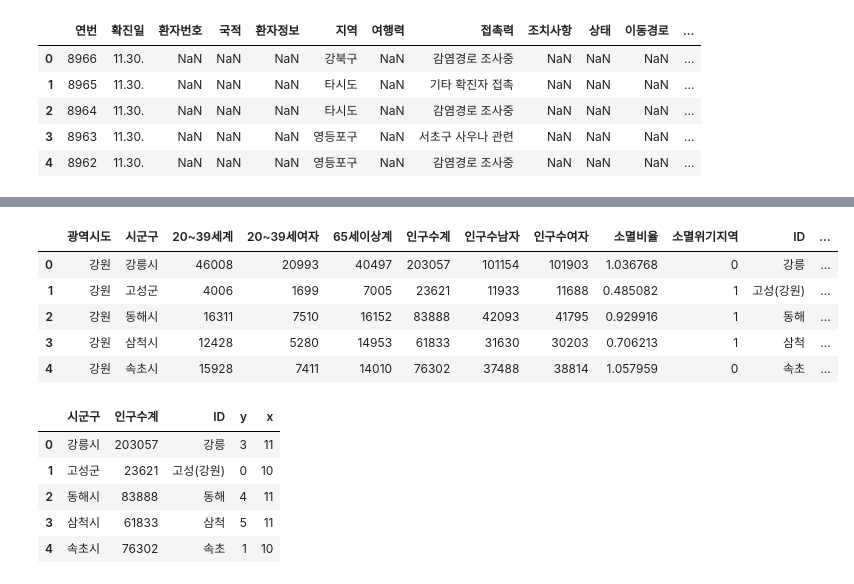
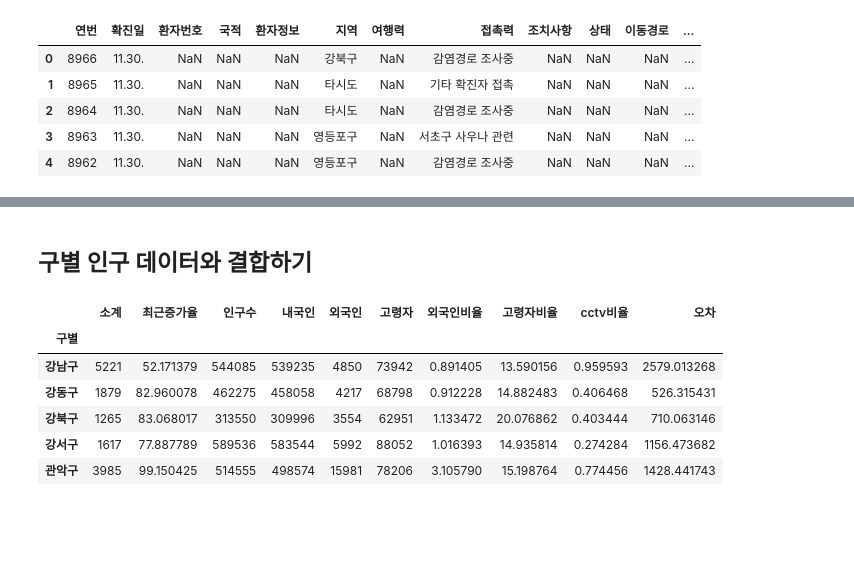
Before and after one commit to EGEG1212/Data-Analysis-2020, a Jupyter notebook: 09.Covid-19/01_SeoulCovid-19.ipynb, the cells around one changed output, grey strips where cells are left out. Cells and saved outputs as stored; diff of their text form; code cells hidden in the pictures; blank space fills up the shorter version.

```diff
--- a/09.Covid-19/01_SeoulCovid-19.ipynb
+++ b/09.Covid-19/01_SeoulCovid-19.ipynb
@@ -43,20 +259,14 @@ DataError: No numeric types to aggregate
+# %% [markdown]
+## 구별 인구 데이터와 결합하기
 # %%
-pop = pd.read_csv('../08.Cartogram/results/03.pop.csv', index_col = 0)
+pop = pd.read_csv('../07.Seoul/results/01.cctv.csv')
+pop.set_index('구별', inplace=True)
 pop.head()
 # %% [output]
-|  | 광역시도 | 시군구 | 20~39세계 | 20~39세여자 | 65세이상계 | 인구수계 | 인구수남자 | 인구수여자 | 소멸비율 | 소멸위기지역 | ID | ... |
-| 0 | 강원 | 강릉시 | 46008 | 20993 | 40497 | 203057 | 101154 | 101903 | 1.036768 | 0 | 강릉 | ... |
-| 1 | 강원 | 고성군 | 4006 | 1699 | 7005 | 23621 | 11933 | 11688 | 0.485082 | 1 | 고성(강원) | ... |
-| 2 | 강원 | 동해시 | 16311 | 7510 | 16152 | 83888 | 42093 | 41795 | 0.929916 | 1 | 동해 | ... |
-| 3 | 강원 | 삼척시 | 12428 | 5280 | 14953 | 61833 | 31630 | 30203 | 0.706213 | 1 | 삼척 | ... |
-| 4 | 강원 | 속초시 | 15928 | 7411 | 14010 | 76302 | 37488 | 38814 | 1.057959 | 0 | 속초 | ... |
+|  | 소계 | 최근증가율 | 인구수 | 내국인 | 외국인 | 고령자 | 외국인비율 | 고령자비율 | cctv비율 | 오차 |
+| 구별 |  |  |  |  |  |  |  |  |  |  |
+| 강남구 | 5221 | 52.171379 | 544085 | 539235 | 4850 | 73942 | 0.891405 | 13.590156 | 0.959593 | 2579.013268 |
+| 강동구 | 1879 | 82.960078 | 462275 | 458058 | 4217 | 68798 | 0.912228 | 14.882483 | 0.406468 | 526.315431 |
+| 강북구 | 1265 | 83.068017 | 313550 | 309996 | 3554 | 62951 | 1.133472 | 20.076862 | 0.403444 | 710.063146 |
+| 강서구 | 1617 | 77.887789 | 589536 | 583544 | 5992 | 88052 | 1.016393 | 14.935814 | 0.274284 | 1156.473682 |
+| 관악구 | 3985 | 99.150425 | 514555 | 498574 | 15981 | 78206 | 3.105790 | 15.198764 | 0.774456 | 1428.441743 |
-# %%
-pop = pop[['시군구', '인구수계','ID', 'y', 'x']]
-pop.head()
-# %% [output]
-|  | 시군구 | 인구수계 | ID | y | x |
-| 0 | 강릉시 | 203057 | 강릉 | 3 | 11 |
-| 1 | 고성군 | 23621 | 고성(강원) | 0 | 10 |
-| 2 | 동해시 | 83888 | 동해 | 4 | 11 |
-| 3 | 삼척시 | 61833 | 삼척 | 5 | 11 |
-| 4 | 속초시 | 76302 | 속초 | 1 | 10 |
```
Also changed, not shown: parts of 34 cells of this notebook, 7 other files.
